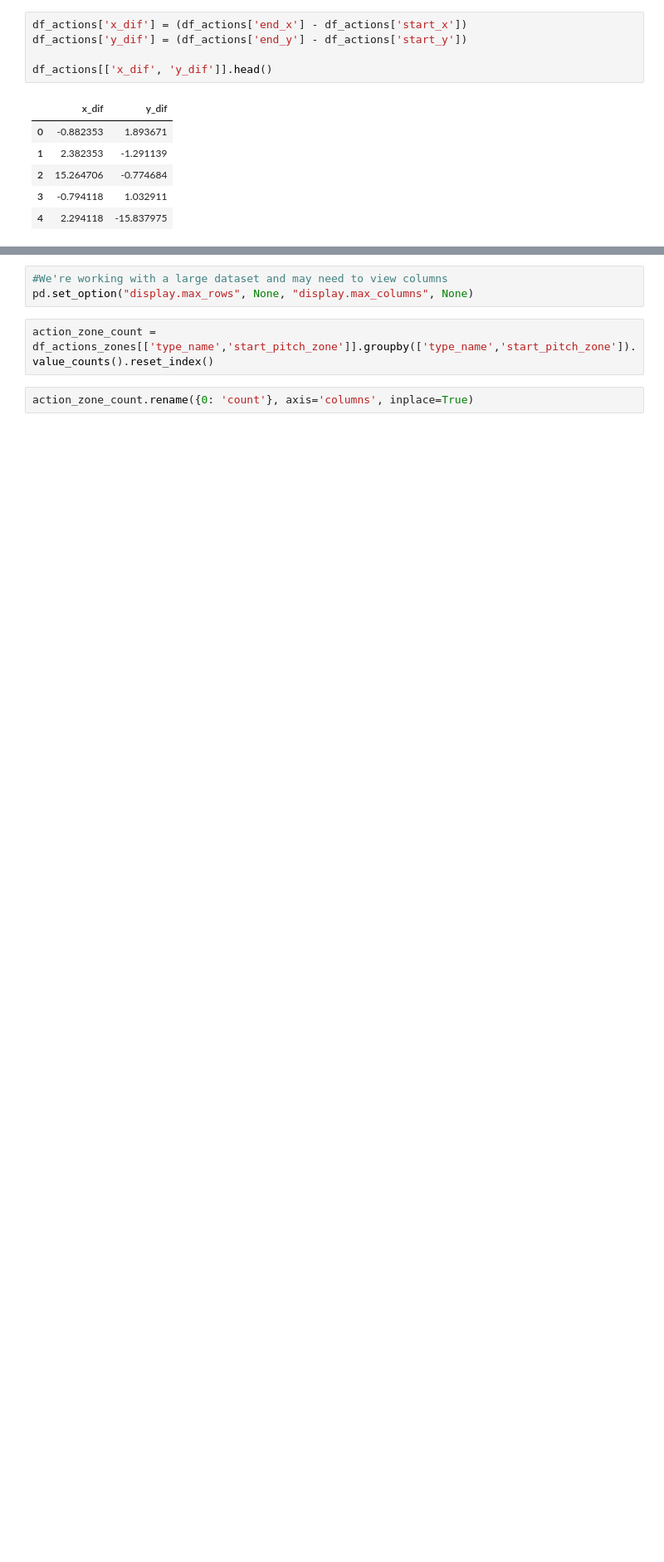
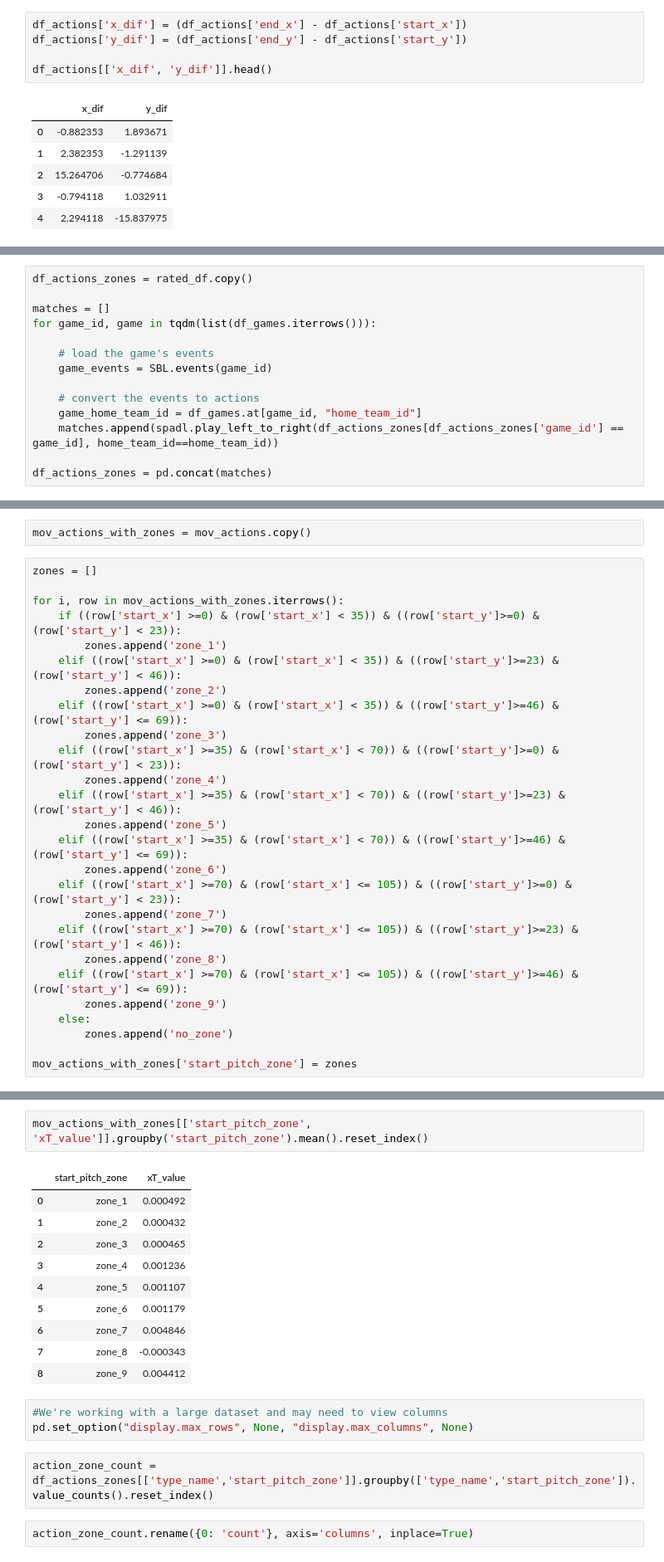
Before and after one commit to alexmihalache/Football-Analytics-Capstone---BrainStation-Final-Project, a Jupyter notebook: soccer_action_exploration.ipynb, the cells around one changed output, grey strips where cells are left out. Shown at 83% size. Cells and saved outputs as stored; diff of their text form; blank space fills up the shorter version.

```diff
--- a/soccer_action_exploration.ipynb
+++ b/soccer_action_exploration.ipynb
@@ -407,3 +385,17 @@ df_actions_zones = spadl.play_left_to_right(df_actions_zones, home_team_id==home
+# %%
+df_actions_zones = rated_df.copy()
+
+matches = []
+for game_id, game in tqdm(list(df_games.iterrows())):
+
+    # load the game's events
+    game_events = SBL.events(game_id)
+
+    # convert the events to actions
+    game_home_team_id = df_games.at[game_id, "home_team_id"]
+    matches.append(spadl.play_left_to_right(df_actions_zones[df_actions_zones['game_id'] == game_id], home_team_id==home_team_id))
+
+df_actions_zones = pd.concat(matches)
 # %%
 df_actions_zones.head()
 # %% [output]
@@ -450,0 +434,28 @@ df_actions_zones['start_pitch_zone'] = zones
+# %%
+mov_actions_with_zones = mov_actions.copy()
+# %%
+zones = []
+
+for i, row in mov_actions_with_zones.iterrows():
+    if ((row['start_x'] >=0) & (row['start_x'] < 35)) & ((row['start_y']>=0) & (row['start_y'] < 23)):
+        zones.append('zone_1')
+    elif ((row['start_x'] >=0) & (row['start_x'] < 35)) & ((row['start_y']>=23) & (row['start_y'] < 46)):
+        zones.append('zone_2')
+    elif ((row['start_x'] >=0) & (row['start_x'] < 35)) & ((row['start_y']>=46) & (row['start_y'] <= 69)):
+        zones.append('zone_3')
+    elif ((row['start_x'] >=35) & (row['start_x'] < 70)) & ((row['start_y']>=0) & (row['start_y'] < 23)):
+        zones.append('zone_4')
+    elif ((row['start_x'] >=35) & (row['start_x'] < 70)) & ((row['start_y']>=23) & (row['start_y'] < 46)):
+        zones.append('zone_5')
+    elif ((row['start_x'] >=35) & (row['start_x'] < 70)) & ((row['start_y']>=46) & (row['start_y'] <= 69)):
+        zones.append('zone_6')
+    elif ((row['start_x'] >=70) & (row['start_x'] <= 105)) & ((row['start_y']>=0) & (row['start_y'] < 23)):
+        zones.append('zone_7')
+    elif ((row['start_x'] >=70) & (row['start_x'] <= 105)) & ((row['start_y']>=23) & (row['start_y'] < 46)):
+        zones.append('zone_8')
+    elif ((row['start_x'] >=70) & (row['start_x'] <= 105)) & ((row['start_y']>=46) & (row['start_y'] <= 69)):
+        zones.append('zone_9')
+    else:
+        zones.append('no_zone')
+
+mov_actions_with_zones['start_pitch_zone'] = zones
@@ -451,3 +466,16 @@ df_actions_zones['start_pitch_zone'] = zones
+# %%
+mov_actions_with_zones[['start_pitch_zone', 'xT_value']].groupby('start_pitch_zone').mean().reset_index()
+# %% [output]
+|  | start_pitch_zone | xT_value |
+| 0 | zone_1 | 0.000492 |
+| 1 | zone_2 | 0.000432 |
+| 2 | zone_3 | 0.000465 |
+| 3 | zone_4 | 0.001236 |
+| 4 | zone_5 | 0.001107 |
+| 5 | zone_6 | 0.001179 |
+| 6 | zone_7 | 0.004846 |
+| 7 | zone_8 | -0.000343 |
+| 8 | zone_9 | 0.004412 |
 # %%
 #We're working with a large dataset and may need to view columns
 pd.set_option("display.max_rows", None, "display.max_columns", None)
```
Also changed, not shown: parts of 20 cells of this notebook.
